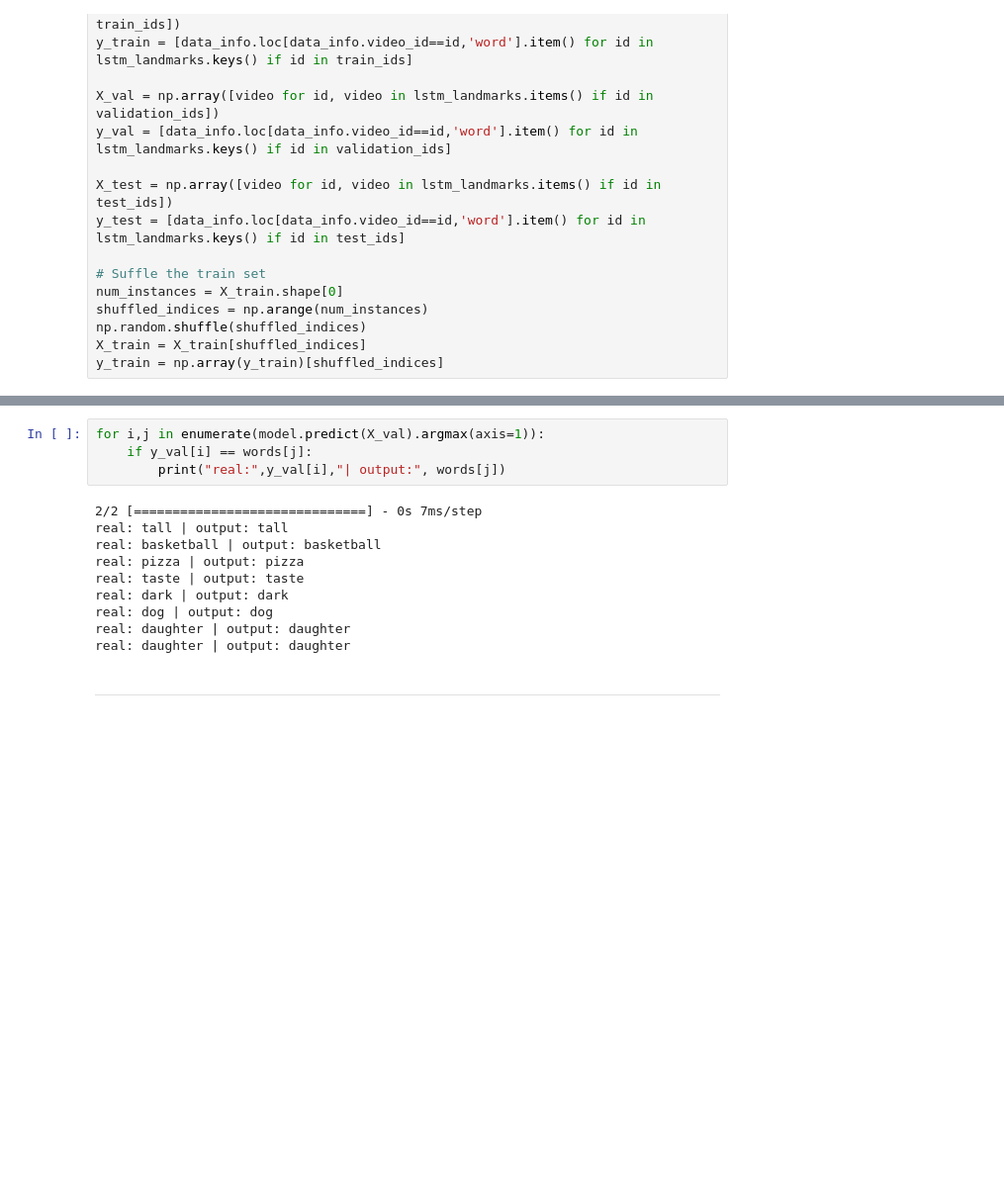
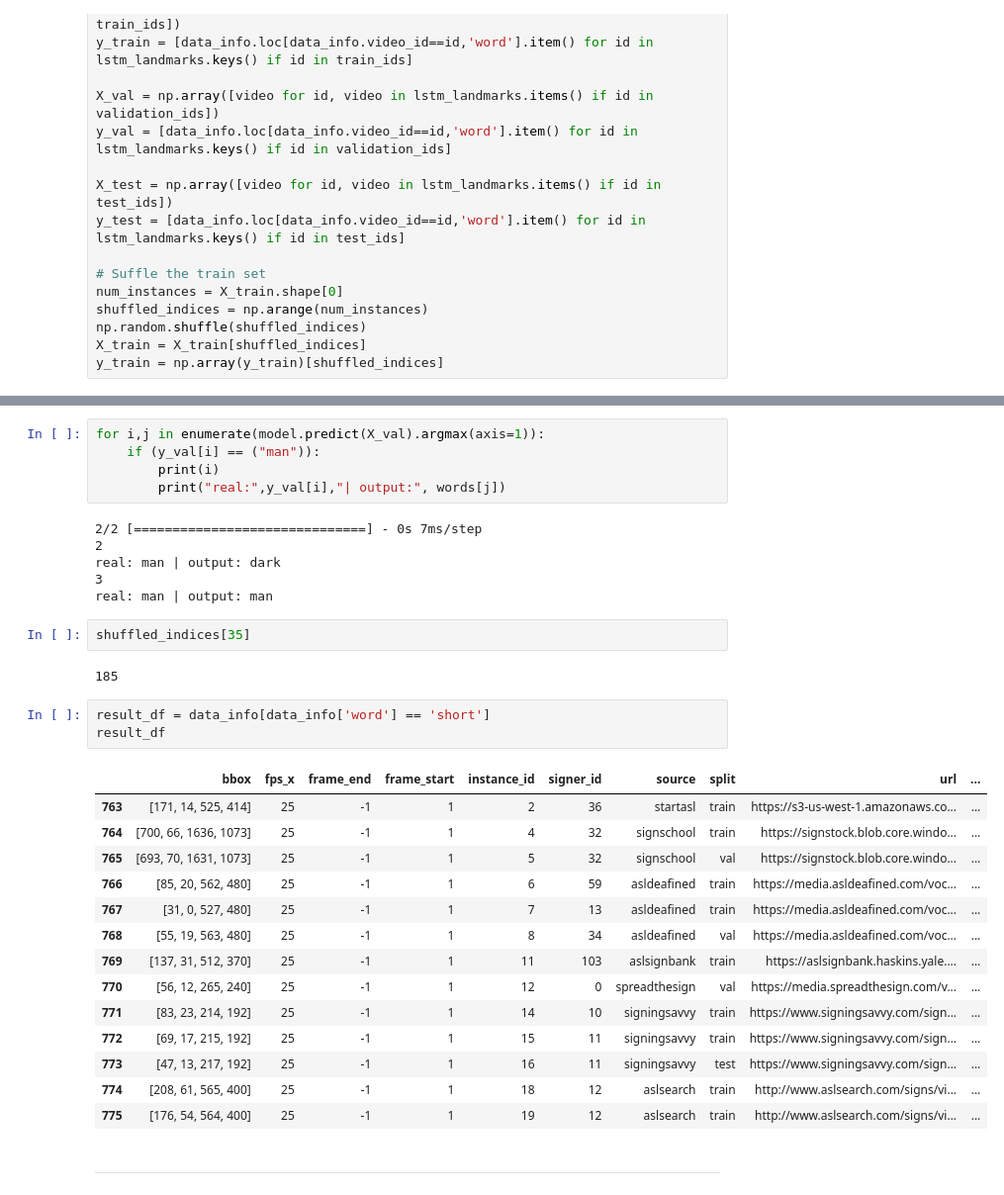
Before and after one commit to Oren93/sign_to_text, a Jupyter notebook: model_evaluation_karen.ipynb, the cells around one changed output, grey strips where cells are left out. Shown at 99% size. Cells and saved outputs as stored; diff of their text form; blank space fills up the shorter version.

```diff
--- a/model_evaluation_karen.ipynb
+++ b/model_evaluation_karen.ipynb
@@ -235,18 +245,37 @@ Epoch 100/100
 <keras.src.callbacks.History at 0x...>
 # %%
 for i,j in enumerate(model.predict(X_val).argmax(axis=1)):
-    if y_val[i] == words[j]:
+    if (y_val[i] == ("man")):
+        print(i)
         print("real:",y_val[i],"| output:", words[j])
 # %% [output]
 2/2 [==============================] - 0s 7ms/step
-real: tall | output: tall
-real: basketball | output: basketball
-real: pizza | output: pizza
-real: taste | output: taste
-real: dark | output: dark
-real: dog | output: dog
-real: daughter | output: daughter
-real: daughter | output: daughter
+2
+real: man | output: dark
+3
+real: man | output: man
+# %%
+shuffled_indices[35]
+# %% [output]
+185
+# %%
+result_df = data_info[data_info['word'] == 'short']
+result_df
+# %% [output]
+|  | bbox | fps_x | frame_end | frame_start | instance_id | signer_id | source | split | url | ... |
+| 763 | [171, 14, 525, 414] | 25 | -1 | 1 | 2 | 36 | startasl | train | https://s3-us-west-1.amazonaws.co... | ... |
+| 764 | [700, 66, 1636, 1073] | 25 | -1 | 1 | 4 | 32 | signschool | train | https://signstock.blob.core.windo... | ... |
+| 765 | [693, 70, 1631, 1073] | 25 | -1 | 1 | 5 | 32 | signschool | val | https://signstock.blob.core.windo... | ... |
+| 766 | [85, 20, 562, 480] | 25 | -1 | 1 | 6 | 59 | asldeafined | train | https://media.asldeafined.com/voc... | ... |
+| 767 | [31, 0, 527, 480] | 25 | -1 | 1 | 7 | 13 | asldeafined | train | https://media.asldeafined.com/voc... | ... |
+| 768 | [55, 19, 563, 480] | 25 | -1 | 1 | 8 | 34 | asldeafined | val | https://media.asldeafined.com/voc... | ... |
+| 769 | [137, 31, 512, 370] | 25 | -1 | 1 | 11 | 103 | aslsignbank | train | https://aslsignbank.haskins.yale.... | ... |
+| 770 | [56, 12, 265, 240] | 25 | -1 | 1 | 12 | 0 | spreadthesign | val | https://media.spreadthesign.com/v... | ... |
+| 771 | [83, 23, 214, 192] | 25 | -1 | 1 | 14 | 10 | signingsavvy | train | https://www.signingsavvy.com/sign... | ... |
+| 772 | [69, 17, 215, 192] | 25 | -1 | 1 | 15 | 11 | signingsavvy | train | https://www.signingsavvy.com/sign... | ... |
+| 773 | [47, 13, 217, 192] | 25 | -1 | 1 | 16 | 11 | signingsavvy | test | https://www.signingsavvy.com/sign... | ... |
+| 774 | [208, 61, 565, 400] | 25 | -1 | 1 | 18 | 12 | aslsearch | train | http://www.aslsearch.com/signs/vi... | ... |
+| 775 | [176, 54, 564, 400] | 25 | -1 | 1 | 19 | 12 | aslsearch | train | http://www.aslsearch.com/signs/vi... | ... |
 # %% [markdown]
 <hr style="color: red">
 # %%
```
Also changed, not shown: parts of 14 cells of this notebook, 1 other file.
